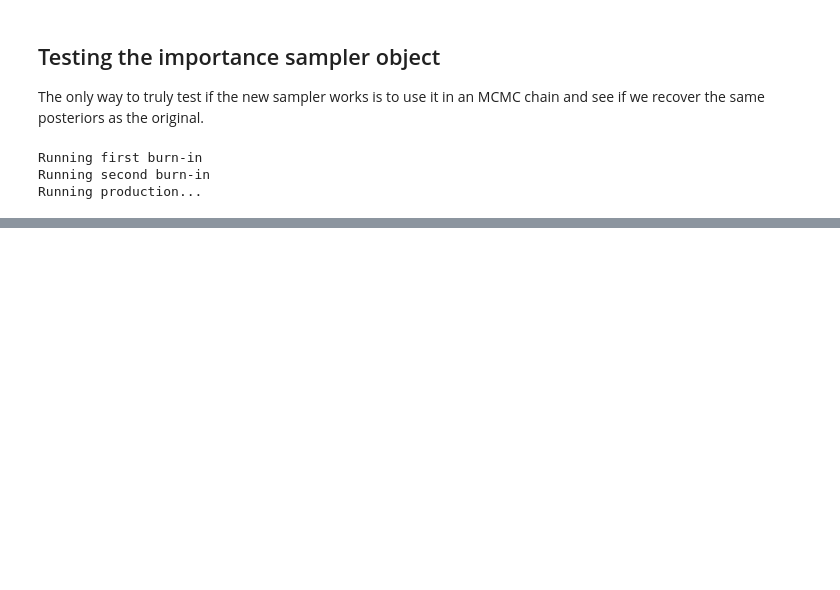
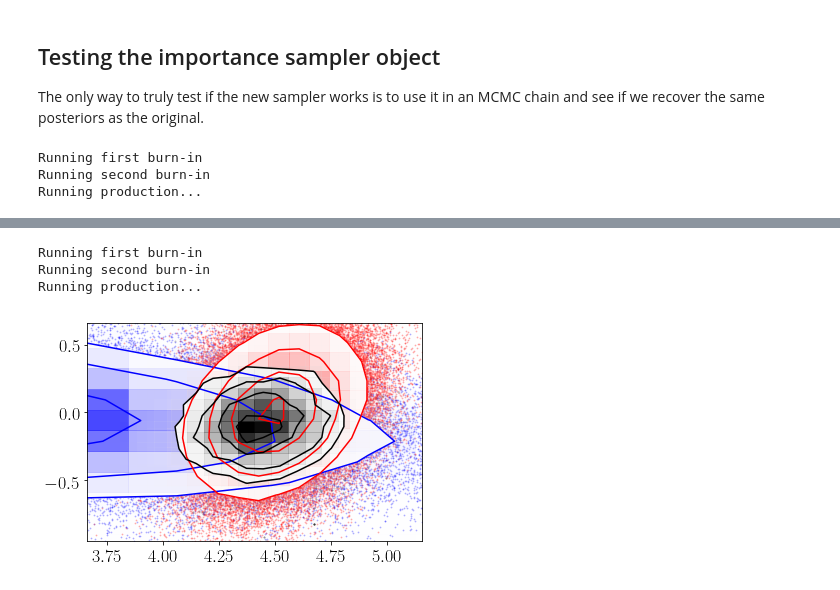
Before and after one commit to tmcclintock/GP_Importance_Sampler, a Jupyter notebook: notebooks/Example-two gaussians.ipynb, the cells around one changed output, grey strips where cells are left out. Saved outputs shown, nothing was run; the diff lists cells and outputs as text; code cells hidden in the pictures; blank space fills up the shorter version.

```diff
--- a/notebooks/Example-two gaussians.ipynb
+++ b/notebooks/Example-two gaussians.ipynb
@@ -112,7 +78,7 @@ cov2 = np.array([[stddevs2[0]**2, rho2*stddevs2[0]*stddevs2[1]],
 icov2 = np.linalg.inv(cov2)
 # %%
 chain2 = np.random.multivariate_normal(mean=means2, cov=cov2, size=N_samples)
-likes2 = scipy.stats.multivariate_normal.pdf(chain2, mean=means2, cov=cov2)
+lnlikes2 = np.log(scipy.stats.multivariate_normal.pdf(chain2, mean=means2, cov=cov2))
 # %%
 plt.scatter(chain[:,0], chain[:,1], c='b', s=0.5, alpha=0.2)
 plt.scatter(chain2[:,0], chain2[:,1], c='r', s=0.5, alpha=0.2)
@@ -131,3 +88,36 @@ weights = likes_of1_at_2/likes2
+# %%
+IS2 = isamp.ImportanceSampler(chain2, lnlikes2, scale=8)
+IS2.select_training_points(200, method="LH")
+IS2.train()
+# %%
+def log_likelihood_combined(params):
+    return IS.predict(np.atleast_2d(params)) + IS2.predict(np.atleast_2d(params))
+
+initial = means
+ndim, nwalkers = len(initial), 16
+sampler2 = emcee.EnsembleSampler(nwalkers, ndim, log_likelihood_combined)
+print("Running first burn-in")
+p0 = initial + 1e-4*np.random.randn(nwalkers, ndim)
+p0, lp, _ = sampler2.run_mcmc(p0, 2000)
+print("Running second burn-in")
+p0 = p0[np.argmax(lp)] + 1e-4*np.random.randn(nwalkers, ndim)
+p0, lp, _ = sampler2.run_mcmc(p0, 2000)
+sampler2.reset()
+print("Running production...")
+sampler2.run_mcmc(p0, 2000);
+# %% [output]
+Running first burn-in
+Running second burn-in
+Running production...
+# %%
+plt.scatter(chain[:,0], chain[:,1], c='b', s=0.5, alpha=0.2)
+plt.scatter(chain2[:,0], chain2[:,1], c='r', s=0.5, alpha=0.2)
+testchain = sampler2.flatchain
+corner.hist2d(chain[:,0], chain[:,1], color='b', plot_datapoints=1)
+corner.hist2d(chain2[:,0], chain2[:,1], color='r', plot_datapoints=1)
+corner.hist2d(testchain[:,0], testchain[:,1], color='black', plot_datapoints=1)
+# %% [output]
+[figure, added]
 # %%
 fig = corner.corner(chain, color='b', plot_datapoints=False)
 ax = fig.axes
```
Also changed, not shown: parts of 15 cells of this notebook, 2 other files.
